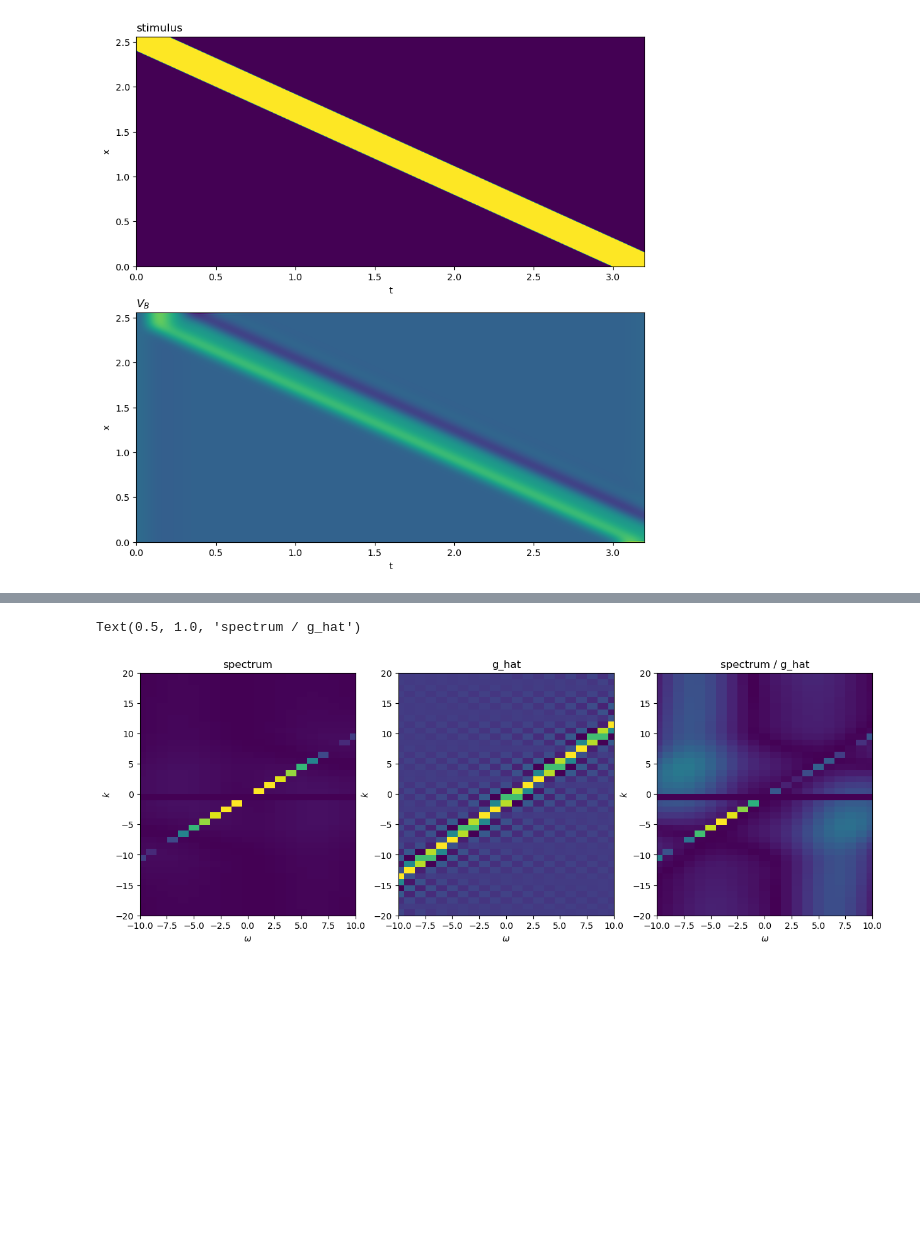
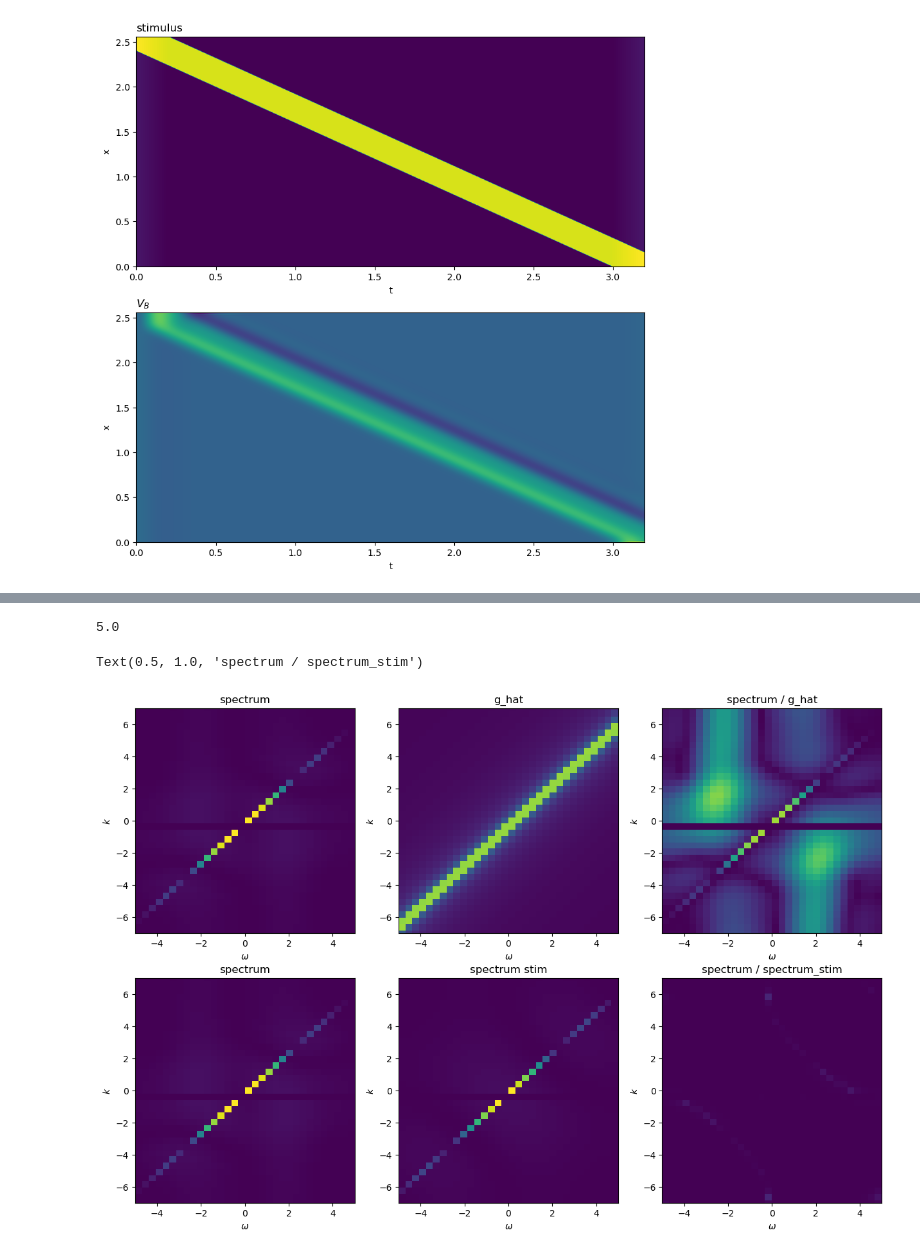
Before and after one commit to simoneeb/motion_anticipation_network, a Jupyter notebook: Brian/test_spectrum.ipynb, the cells around one changed output, grey strips where cells are left out. Saved outputs shown, nothing was run; the diff lists cells and outputs as text; code cells hidden in the pictures; blank space fills up the shorter version.

Commit message:
spectrum range

```diff
--- a/Brian/test_spectrum.ipynb
+++ b/Brian/test_spectrum.ipynb
@@ -75,6 +75,7 @@ def ghat(omega,k, v, L, s2 = -1):
 #     return (spacemax*0.005)/(timemax*0.001) #mm/s
 # %%
 signal = signal - signal.mean(axis = 0)
+stim = stim - stim.mean(axis = 0)
 N, T = signal.shape
 N, T
 # %% [output]
@@ -120,40 +145,87 @@ len(ks),ks.min(),ks.max()
+# %%
+maxomega/maxk # mm/s maximal detectable speed ?
+# %% [output]
+5.0
 # %%
-fig = plt.figure(figsize = (15,5))
-gs = fig.add_gridspec(1,3)
+plot_extent = (omega_range[0], omega_range[-1], k_range[0], k_range[-1])
+plot_xlim = (-5,5)
+plot_ylim = (-7,7)
 
+fig = plt.figure(figsize = (15,10))
+gs = fig.add_gridspec(2,3)
 
 ax = fig.add_subplot(gs[0,0])
-ax.imshow(np.abs(fts),extent=(-T/2, T/2,-N/2,N/2), aspect='auto')
-ax.set_xlim(-10,10)
-ax.set_ylim(-20,20)
+ax.imshow(np.abs(fts),extent=plot_extent, aspect='auto')
+ax.set_xlim(plot_xlim)
+ax.set_ylim(plot_ylim)
 
 ax.set_xlabel(r'$\omega$')
 ax.set_ylabel(r'$k$')
 
 ax.set_title('spectrum')
 
 ax = fig.add_subplot(gs[0,1])
-ax.imshow(ghat_mat.real,extent=(-T/2, T/2,-N/2,N/2), aspect='auto')
-ax.set_xlim(-10,10)
-ax.set_ylim(-20,20)
+ax.imshow(np.abs(ghat_mat),extent=plot_extent, aspect='auto')
+ax.set_xlim(plot_xlim)
+ax.set_ylim(plot_ylim)
 # ax.set_xlim(-1500,0)
 # ax.set_ylim(-256,-100)
 
 ax.set_xlabel(r'$\omega$')
 ax.set_ylabel(r'$k$')
 
 ax.set_title('g_hat')
 
 
+
+
+
 ax = fig.add_subplot(gs[0,2])
-ax.imshow(np.abs(df),extent=(-T/2, T/2,-N/2,N/2), aspect='auto')
-ax.set_xlim(-10,10)
-ax.set_ylim(-20,20)
+ax.imshow(np.abs(ftsdivghat),extent=plot_extent, aspect='auto')
+ax.set_xlim(plot_xlim)
+ax.set_ylim(plot_ylim)
 
 ax.set_xlabel(r'$\omega$')
 ax.set_ylabel(r'$k$')
 
 ax.set_title('spectrum / g_hat')
+
+
+
+
+
+ax = fig.add_subplot(gs[1,0])
+ax.imshow(np.abs(fts),extent=plot_extent, aspect='auto')
+ax.set_xlim(plot_xlim)
+ax.set_ylim(plot_ylim)
+
+ax.set_xlabel(r'$\omega$')
+ax.set_ylabel(r'$k$')
+
+ax.set_title('spectrum')
+
+
+ax = fig.add_subplot(gs[1,1])
+ax.imshow(np.abs(fts_s),extent=plot_extent, aspect='auto')
+ax.set_xlim(plot_xlim)
+ax.set_ylim(plot_ylim)
+
+ax.set_xlabel(r'$\omega$')
+ax.set_ylabel(r'$k$')
+
+ax.set_title('spectrum stim')
+
+
+
+
+ax = fig.add_subplot(gs[1,2])
+ax.imshow(np.abs(ftsdivbar),extent=plot_extent, aspect='auto')
+ax.set_xlim(plot_xlim)
+ax.set_ylim(plot_ylim)
+ax.set_xlabel(r'$\omega$')
+ax.set_ylabel(r'$k$')
+
+ax.set_title('spectrum / spectrum_stim')
 # %% [output]
-Text(0.5, 1.0, 'spectrum / g_hat')
+Text(0.5, 1.0, 'spectrum / spectrum_stim')
-[figure, old version]
+[figure, new version]
```
Also changed, not shown: parts of 5 cells of this notebook.
